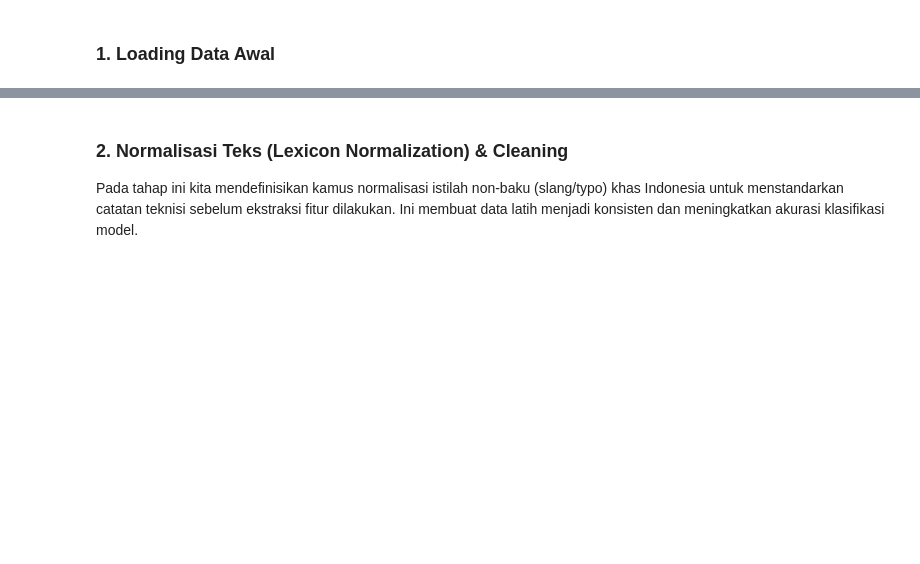
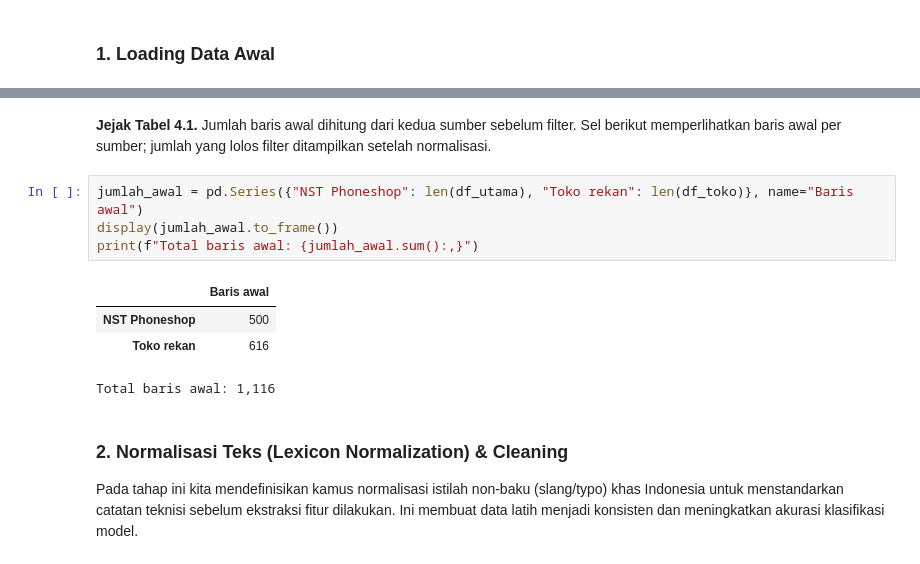
Before and after one commit to nowarlove/deteksiKerusakanIphone, a Jupyter notebook: preprocessing.ipynb, the cells around one changed output, grey strips where cells are left out. Drawn from its saved outputs; the diff is of its cells as text; blank space fills up the shorter version.

```diff
--- a/preprocessing.ipynb
+++ b/preprocessing.ipynb
@@ -35,3 +41,14 @@ print(f"Data Utama - Jumlah baris: {df_utama.shape[0]}, Jumlah kolom: {df_utama.
+# %% [markdown]
+**Jejak Tabel 4.1.** Jumlah baris awal dihitung dari kedua sumber sebelum filter. Sel berikut memperlihatkan baris awal per sumber; jumlah yang lolos filter ditampilkan setelah normalisasi.
+# %%
+jumlah_awal = pd.Series({"NST Phoneshop": len(df_utama), "Toko rekan": len(df_toko)}, name="Baris awal")
+display(jumlah_awal.to_frame())
+print(f"Total baris awal: {jumlah_awal.sum():,}")
+# %% [output]
+|  | Baris awal |
+| NST Phoneshop | 500 |
+| Toko rekan | 616 |
+Total baris awal: 1,116
 # %% [markdown]
 ### 2. Normalisasi Teks (Lexicon Normalization) & Cleaning
 Pada tahap ini kita mendefinisikan kamus normalisasi istilah non-baku (slang/typo) khas Indonesia untuk menstandarkan catatan teknisi sebelum ekstraksi fitur dilakukan. Ini membuat data latih menjadi konsisten dan meningkatkan akurasi klasifikasi model.
```
Also changed, not shown: parts of 13 cells of this notebook, 4 other files.
